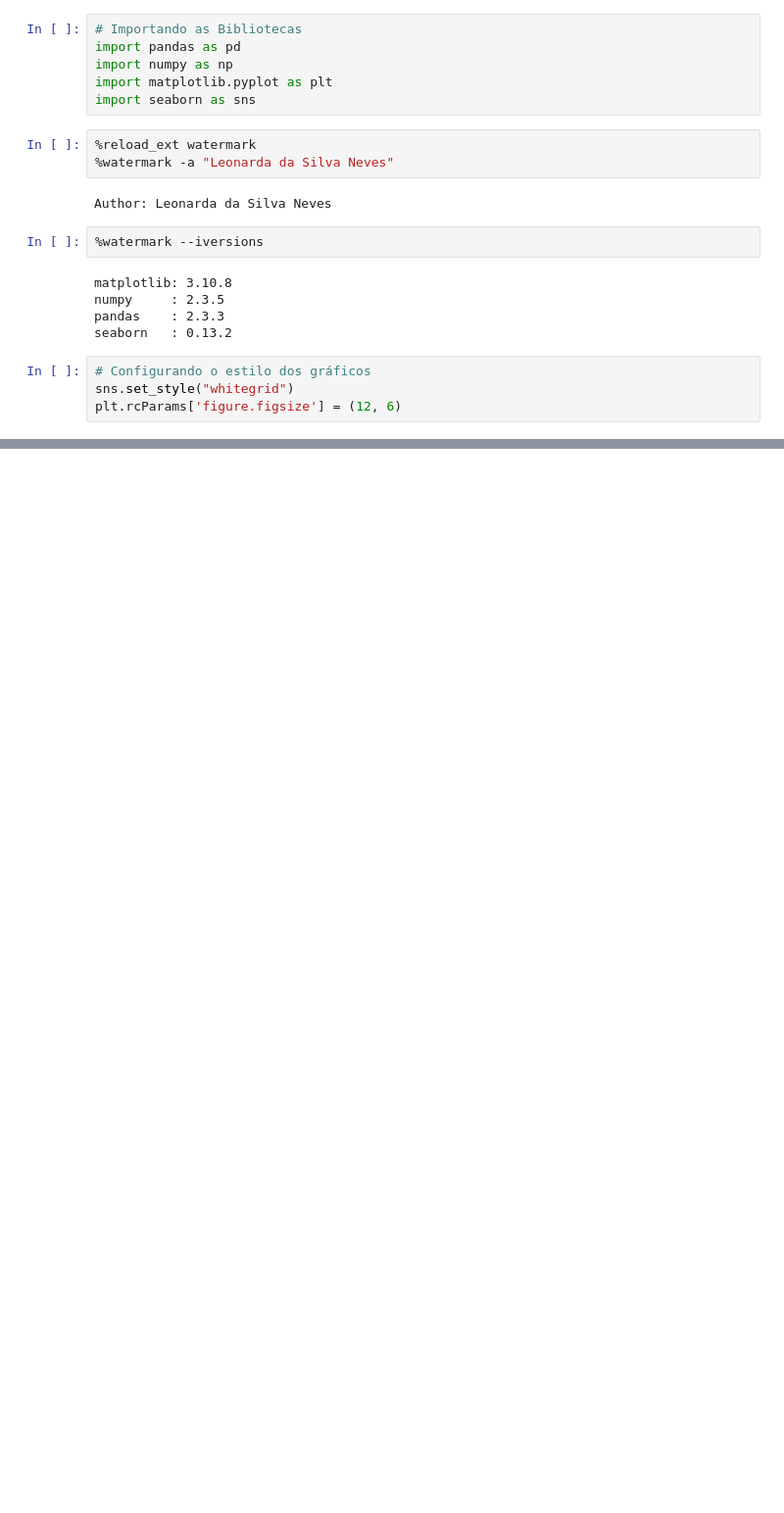
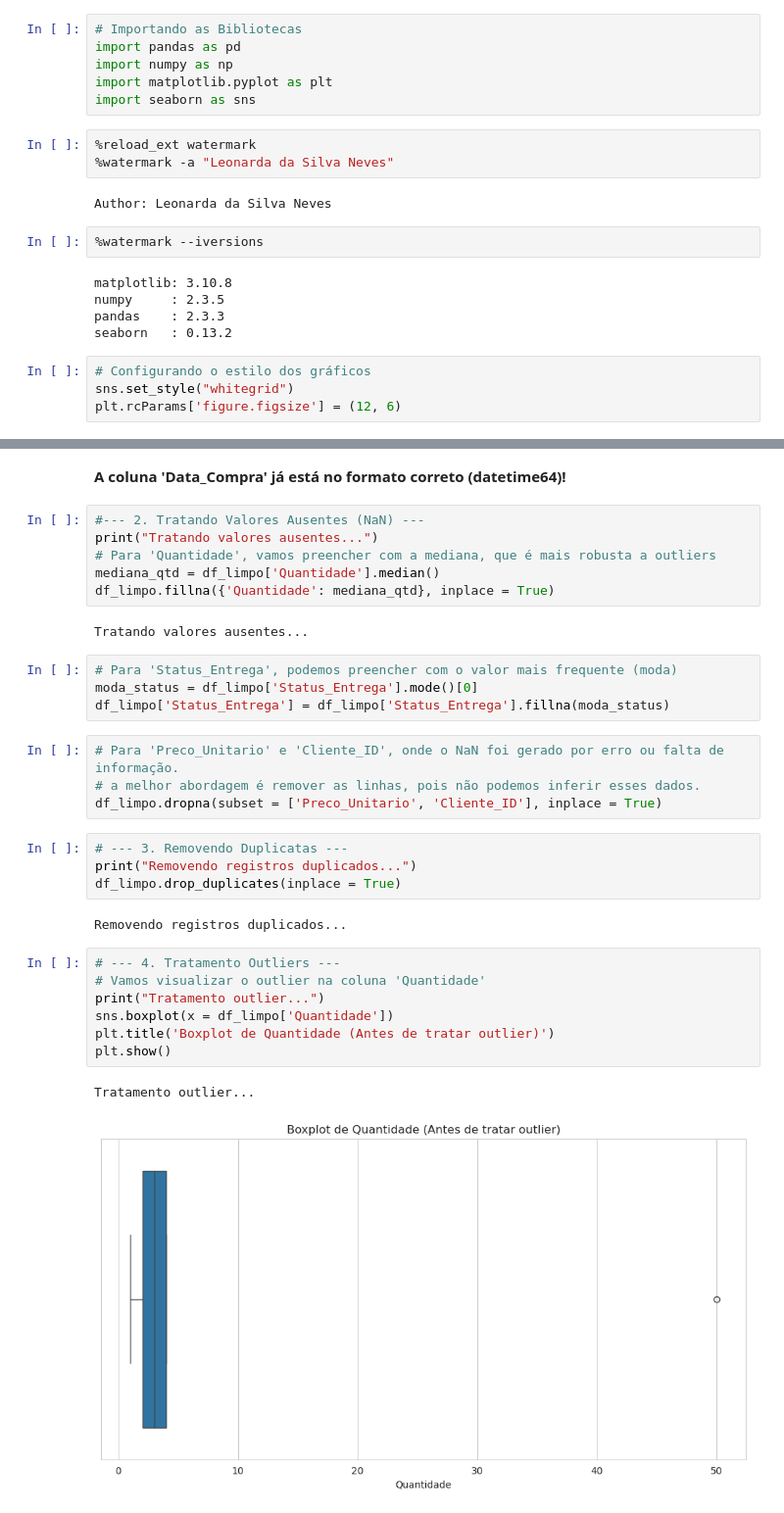
Before and after one commit to leojutsu/Base_Python, a Jupyter notebook: pandas/EDA_E-commerce.ipynb, the cells around one changed output, grey strips where cells are left out. Shown at 98% size. Cells and saved outputs as stored; diff of their text form; blank space fills up the shorter version.

```diff
--- a/pandas/EDA_E-commerce.ipynb
+++ b/pandas/EDA_E-commerce.ipynb
@@ -86,0 +298,34 @@ plt.rcParams['figure.figsize'] = (12, 6)
+# %% [markdown]
+**A coluna 'Data_Compra' já está no formato correto (datetime64)!**
+# %%
+#--- 2. Tratando Valores Ausentes (NaN) ---
+print("Tratando valores ausentes...")
+# Para 'Quantidade', vamos preencher com a mediana, que é mais robusta a outliers
+mediana_qtd = df_limpo['Quantidade'].median()
+df_limpo.fillna({'Quantidade': mediana_qtd}, inplace = True)
+# %% [output]
+Tratando valores ausentes...
+# %%
+# Para 'Status_Entrega', podemos preencher com o valor mais frequente (moda)
+moda_status = df_limpo['Status_Entrega'].mode()[0]
+df_limpo['Status_Entrega'] = df_limpo['Status_Entrega'].fillna(moda_status)
+# %%
+# Para 'Preco_Unitario' e 'Cliente_ID', onde o NaN foi gerado por erro ou falta de informação.
+# a melhor abordagem é remover as linhas, pois não podemos inferir esses dados.
+df_limpo.dropna(subset = ['Preco_Unitario', 'Cliente_ID'], inplace = True)
+# %%
+# --- 3. Removendo Duplicatas ---
+print("Removendo registros duplicados...")
+df_limpo.drop_duplicates(inplace = True)
+# %% [output]
+Removendo registros duplicados...
+# %%
+# --- 4. Tratamento Outliers ---
+# Vamos visualizar o outlier na coluna 'Quantidade'
+print("Tratamento outlier...")
+sns.boxplot(x = df_limpo['Quantidade'])
+plt.title('Boxplot de Quantidade (Antes de tratar outlier)')
+plt.show()
+# %% [output]
+Tratamento outlier...
+[figure, added]
```
Also changed, not shown: parts of 38 cells of this notebook.
